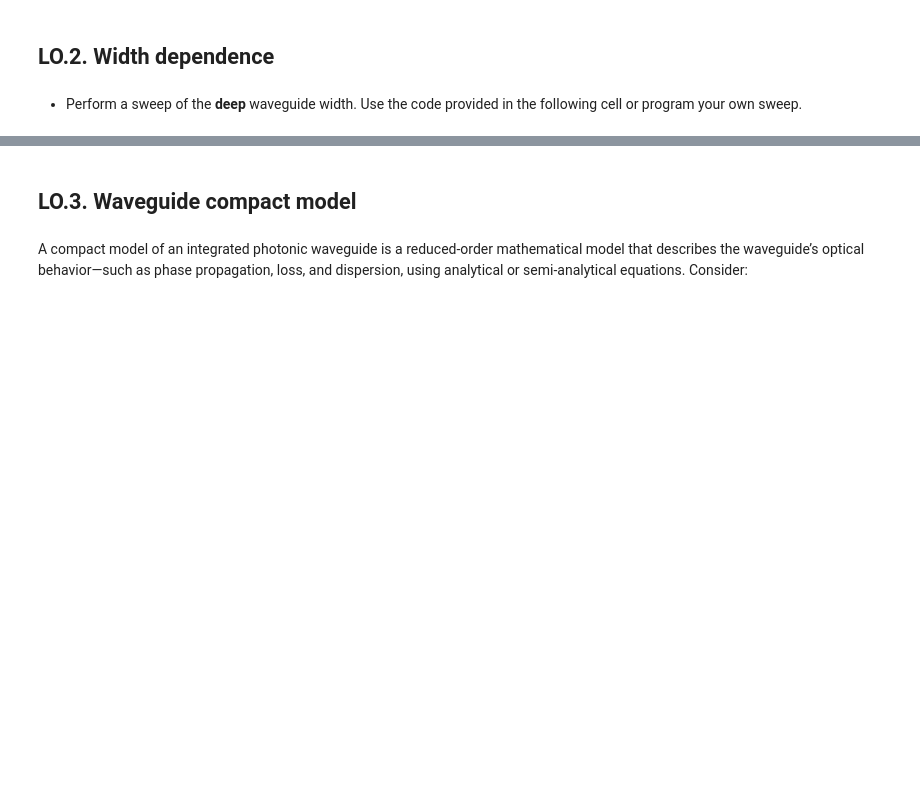
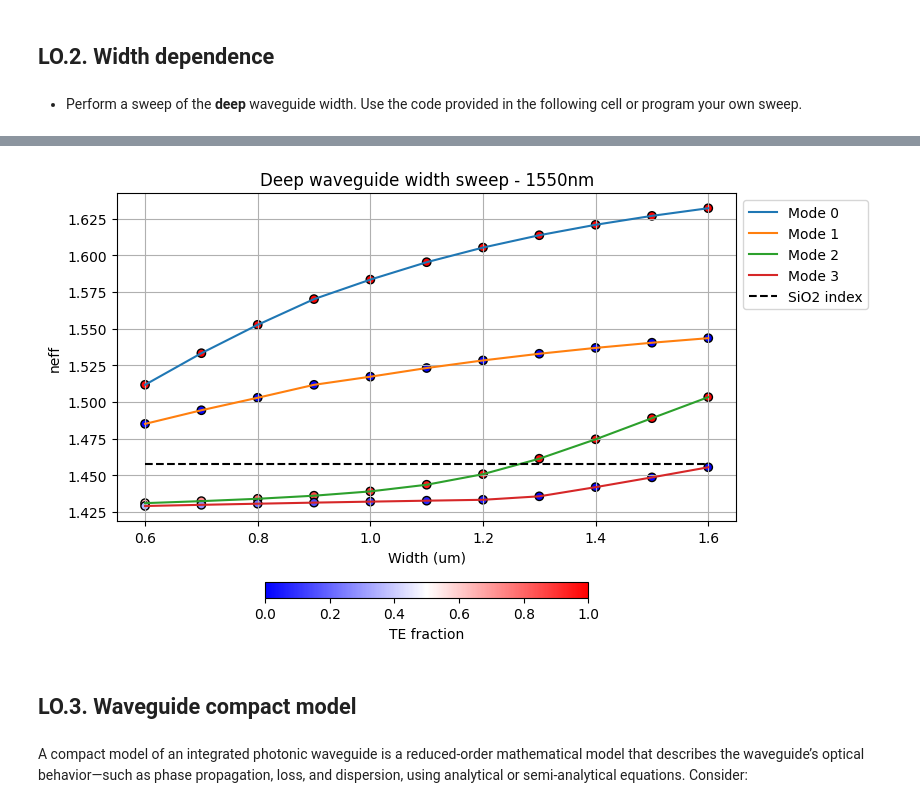
Before and after one commit to sergiipla834/pic-upv-lab1, a Jupyter notebook: WAVEGUIDES_Student.ipynb, the cells around one changed output, grey strips where cells are left out. Drawn from its saved outputs; the diff is of its cells as text; code cells hidden in the pictures; blank space fills up the shorter version.

```diff
--- a/WAVEGUIDES_Student.ipynb
+++ b/WAVEGUIDES_Student.ipynb
@@ -168,7 +154,7 @@ plt.grid()
 # %% [markdown]
 - Perform a sweep of the **deep** waveguide width. Use the code provided in the following cell or program your own sweep.
 # %%
-wavelength = ... # Student code here
+wavelength = 1.55
 
 deep_waveguide = gt.modes.Waveguide(
     wavelength=wavelength,
@@ -180,11 +166,11 @@ deep_waveguide = gt.modes.Waveguide(
     num_modes=4,
     cache_path='.cache/',
     precision='double',
-    max_grid_scaling=1.2,
+    max_grid_scaling=1.5,
     grid_resolution=20,
 )
 
-w = ... # Student code here
+w = np.linspace(0.6,1.6,11)
 
 sweep_neff = gt.modes.sweep_n_eff(deep_waveguide,
                              core_width=w)
@@ -205,3 +191,4 @@ plt.hlines(np.mean(box_index), xmin=np.min(w), xmax=np.max(w), colors='k', lines
 plt.legend(loc='upper left', bbox_to_anchor=(1, 1))
 plt.tight_layout(rect=[0, 0, 0.85, 1])
 plt.colorbar(orientation='horizontal',fraction=0.04).set_label("TE fraction")
+# %% [output]
@@ -208,3 +217,4 @@ plt.colorbar(orientation='horizontal',fraction=0.04).set_label("TE fraction")
+[figure, added]
 # %% [markdown]
 ## LO.3. Waveguide compact model
 # %% [markdown]
```
Also changed, not shown: parts of 9 cells of this notebook.
